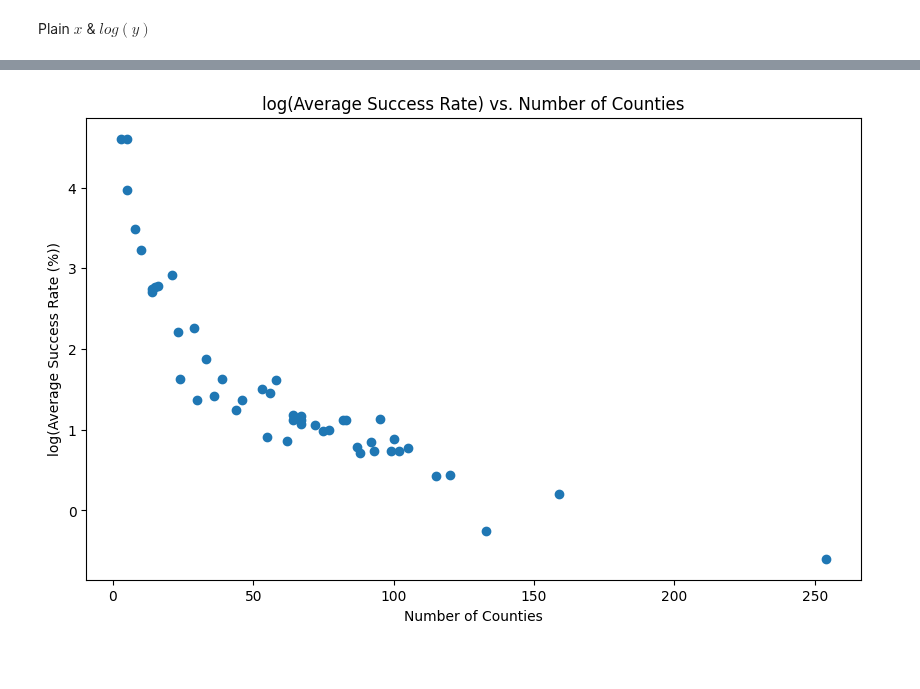
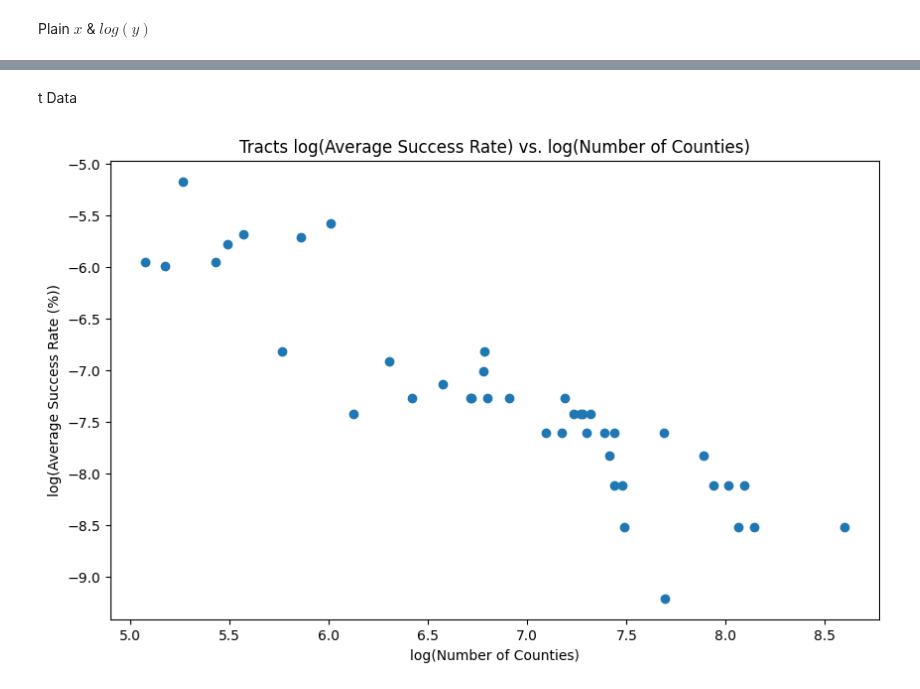
Before and after one commit to brookecarofeinberg/SamplingBalancedForests, a Jupyter notebook: manual_linreg.ipynb, the cells around one changed output, grey strips where cells are left out. Cells and saved outputs as stored; diff of their text form; code cells hidden in the pictures; blank space fills up the shorter version.

```diff
--- a/manual_linreg.ipynb
+++ b/manual_linreg.ipynb
@@ -408,0 +444,2 @@ Plain $x$ & $log(y)$
+# %% [markdown]
+t Data
@@ -409,11 +702,18 @@ Plain $x$ & $log(y)$
 # %%
+#creating new log variables
+counties = [state_data["nodes"] for state_data in t_data.values()]
+log_counties= np.log(counties)
+avg_success_rates = [state_data["avg_success_rate"] for state_data in t_data.values()]
+log_avg_success_rates= np.log(avg_success_rates)
+states = list(t_data.keys())
+
 plt.figure(figsize=(10, 6))
-plt.scatter(counties, log_avg_success_rates)
+plt.scatter(log_counties, log_avg_success_rates)
 
-plt.xlabel("Number of Counties")
+plt.xlabel("log(Number of Counties)")
 plt.ylabel("log(Average Success Rate (%))")
-plt.title("log(Average Success Rate) vs. Number of Counties")
+plt.title("Tracts log(Average Success Rate) vs. log(Number of Counties)")
 
 plt.show()
 # %% [output]
-[figure, old version]
+[figure, new version]
```
Also changed, not shown: parts of 6 cells of this notebook.
